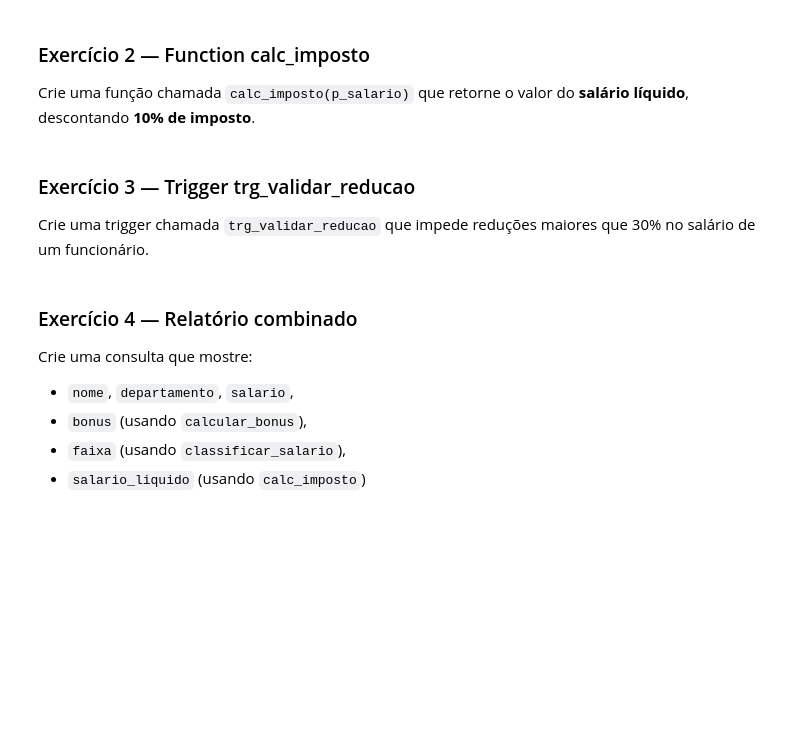
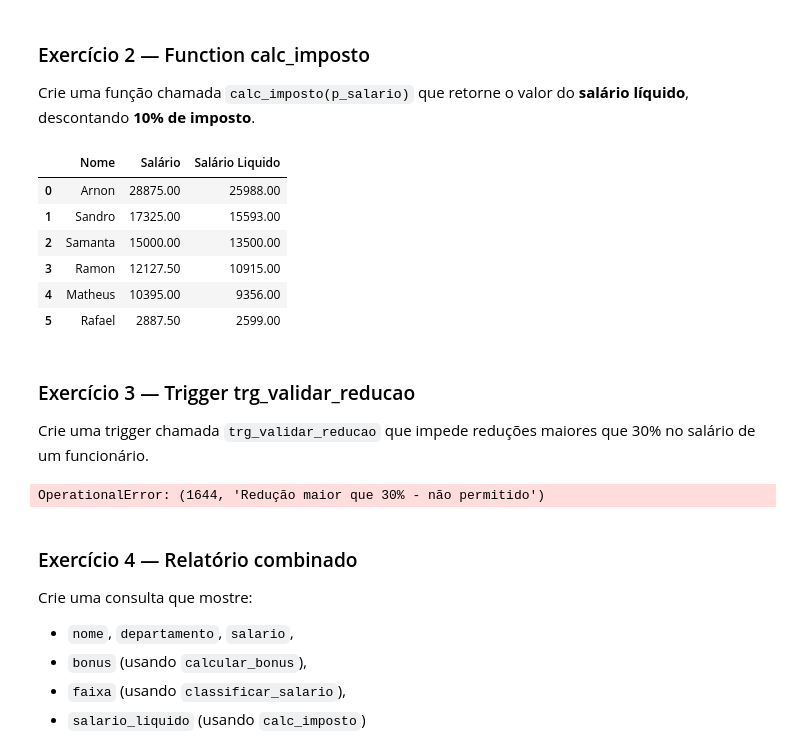
Before and after one commit to VictorLapaDev/Faculdade, a Jupyter notebook: 2-Semestre/2 Feira - Linguagens Aplicadas a Banco de Dados/26.10.19/11_Procedures_Functions_Triggers.ipynb, the cells around one changed output. Saved outputs shown, nothing was run; the diff lists cells and outputs as text; code cells hidden in the pictures; blank space fills up the shorter version.

```diff
--- a/2-Semestre/2 Feira - Linguagens Aplicadas a Banco de Dados/26.10.19/11_Procedures_Functions_Triggers.ipynb
+++ b/2-Semestre/2 Feira - Linguagens Aplicadas a Banco de Dados/26.10.19/11_Procedures_Functions_Triggers.ipynb
@@ -461,5 +462,17 @@ END
 """)
 conn.commit()
+# %%
+cursor.execute("""SELECT nome, salario, calc_imposto(salario)
+AS liquido FROM funcionarios ORDER BY salario DESC;""")
+pd.DataFrame(cursor.fetchall(), columns = ['Nome','Salário','Salário Liquido'])
+# %% [output]
+|  | Nome | Salário | Salário Liquido |
+| 0 | Arnon | 28875.00 | 25988.00 |
+| 1 | Sandro | 17325.00 | 15593.00 |
+| 2 | Samanta | 15000.00 | 13500.00 |
+| 3 | Ramon | 12127.50 | 10915.00 |
+| 4 | Matheus | 10395.00 | 9356.00 |
+| 5 | Rafael | 2887.50 | 2599.00 |
 # %% [markdown]
 ### Exercício 3 — Trigger trg_validar_reducao
 
@@ -467,3 +493,9 @@ Crie uma trigger chamada `trg_validar_reducao` que impede reduções maiores que
+# %%
+base = (0.50,)
+cursor.callproc('reajuste_salario', base)
+conn.commit()
+# %% [output]
+OperationalError: (1644, 'Redução maior que 30% - não permitido')
 # %% [markdown]
 ### Exercício 4 — Relatório combinado
 
```
Also changed, not shown: parts of 7 cells of this notebook.
